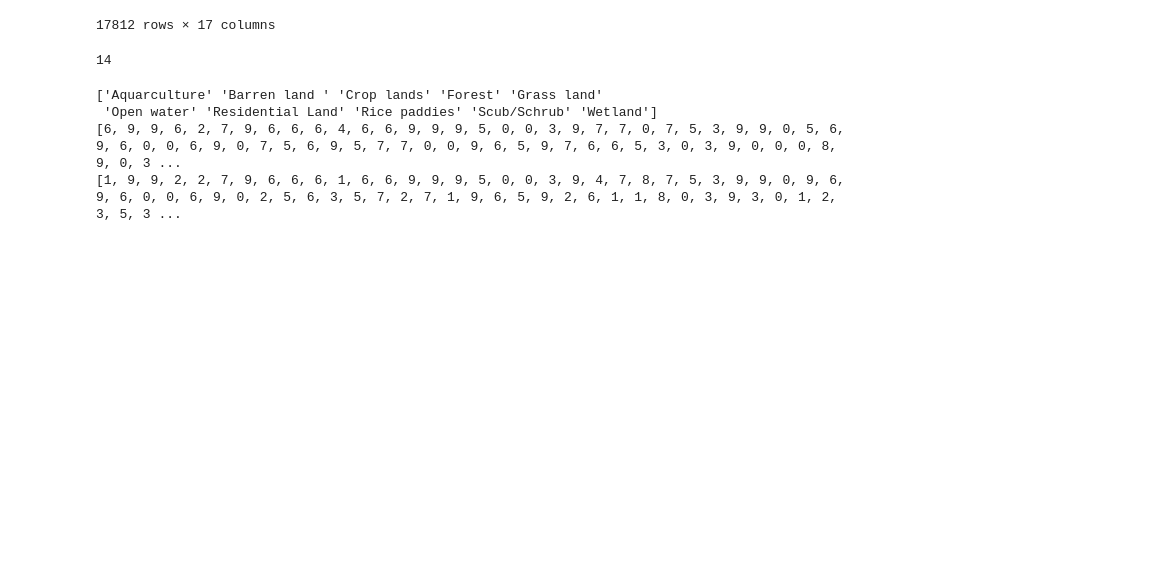
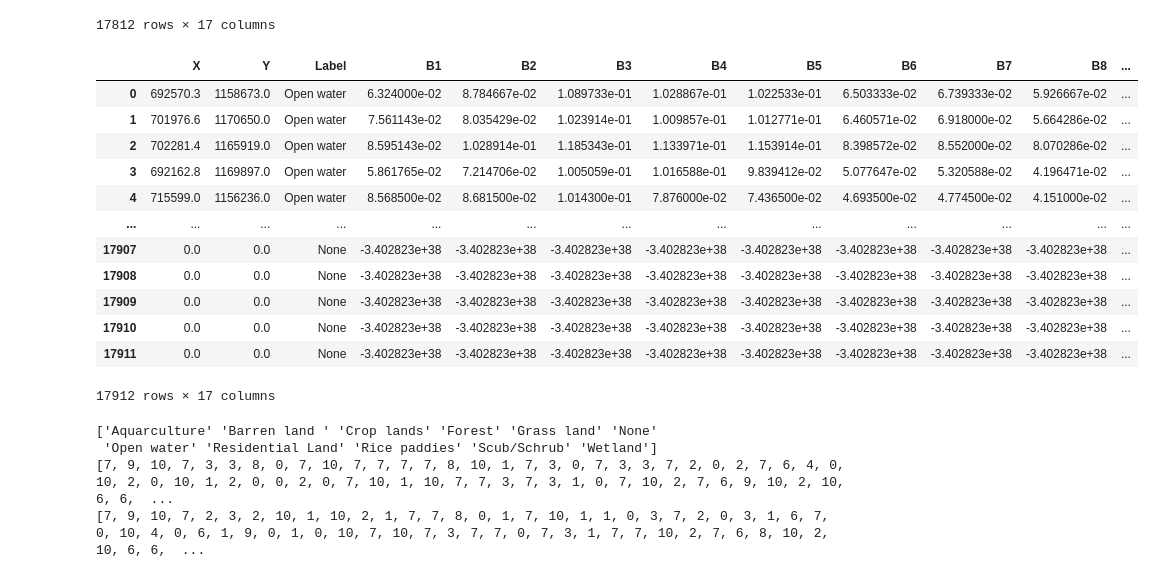
Before and after one commit to Heulwen31/LandCoverMappingUseSentinel2RandomForest, a Jupyter notebook: LandCoverMappingUseSentinel2.ipynb, the cells around one changed output. Cells and saved outputs as stored; diff of their text form; code cells hidden in the pictures; blank space fills up the shorter version.

```diff
--- a/LandCoverMappingUseSentinel2.ipynb
+++ b/LandCoverMappingUseSentinel2.ipynb
@@ -90,6 +92,9 @@ print(arr_st)
   [-3.403e+38 -3.403e+38 -3.403e+38 ... -3.403e+38 -3.403e+38 -3.403e+38]
   [-3.403e+38 -3.403e+38 -3.403e+38 ... -3.403e+38 -3.403e+38 -3.403e+38]
   [-3.403e+38 -3.403e+38 -3.403e+38 ... -3.403e+38 -3.403e+38 -3.403e+38]]]
+# %%
+fill_null = arr_st[0][0][0]
+arr_st = np.nan_to_num(arr_st, nan=fill_null)
 # %% [markdown]
 #Use gdal read band image and convert coordinate to point
 # %%
@@ -179,14 +188,26 @@ df
+# %%
+df
+# %% [output]
+|  | X | Y | Label | B1 | B2 | B3 | B4 | B5 | B6 | B7 | B8 | ... |
+| 0 | 692570.3 | 1158673.0 | Open water | 6.324000e-02 | 8.784667e-02 | 1.089733e-01 | 1.028867e-01 | 1.022533e-01 | 6.503333e-02 | 6.739333e-02 | 5.926667e-02 | ... |
+| 1 | 701976.6 | 1170650.0 | Open water | 7.561143e-02 | 8.035429e-02 | 1.023914e-01 | 1.009857e-01 | 1.012771e-01 | 6.460571e-02 | 6.918000e-02 | 5.664286e-02 | ... |
+| 2 | 702281.4 | 1165919.0 | Open water | 8.595143e-02 | 1.028914e-01 | 1.185343e-01 | 1.133971e-01 | 1.153914e-01 | 8.398572e-02 | 8.552000e-02 | 8.070286e-02 | ... |
+| 3 | 692162.8 | 1169897.0 | Open water | 5.861765e-02 | 7.214706e-02 | 1.005059e-01 | 1.016588e-01 | 9.839412e-02 | 5.077647e-02 | 5.320588e-02 | 4.196471e-02 | ... |
+| 4 | 715599.0 | 1156236.0 | Open water | 8.568500e-02 | 8.681500e-02 | 1.014300e-01 | 7.876000e-02 | 7.436500e-02 | 4.693500e-02 | 4.774500e-02 | 4.151000e-02 | ... |
+| ... | ... | ... | ... | ... | ... | ... | ... | ... | ... | ... | ... | ... |
+| 17907 | 0.0 | 0.0 | None | -3.402823e+38 | -3.402823e+38 | -3.402823e+38 | -3.402823e+38 | -3.402823e+38 | -3.402823e+38 | -3.402823e+38 | -3.402823e+38 | ... |
+| 17908 | 0.0 | 0.0 | None | -3.402823e+38 | -3.402823e+38 | -3.402823e+38 | -3.402823e+38 | -3.402823e+38 | -3.402823e+38 | -3.402823e+38 | -3.402823e+38 | ... |
+| 17909 | 0.0 | 0.0 | None | -3.402823e+38 | -3.402823e+38 | -3.402823e+38 | -3.402823e+38 | -3.402823e+38 | -3.402823e+38 | -3.402823e+38 | -3.402823e+38 | ... |
+| 17910 | 0.0 | 0.0 | None | -3.402823e+38 | -3.402823e+38 | -3.402823e+38 | -3.402823e+38 | -3.402823e+38 | -3.402823e+38 | -3.402823e+38 | -3.402823e+38 | ... |
+| 17911 | 0.0 | 0.0 | None | -3.402823e+38 | -3.402823e+38 | -3.402823e+38 | -3.402823e+38 | -3.402823e+38 | -3.402823e+38 | -3.402823e+38 | -3.402823e+38 | ... |
+17912 rows × 17 columns
 # %%
 train, test = train_test_split(df, test_size=0.2, random_state = 42)
 
 train_set = train[['B1', 'B2', 'B3', 'B4', 'B5', 'B6', 'B7', 'B8', 'B9', 'B10', 'B11', 'B12', 'NDVI', 'NDWI']].to_numpy()
 train_label = train[['Label']].to_numpy()
-print(np.count_nonzero(np.isnan(train_set)))
-train_set = np.nan_to_num(train_set, nan=0)
 
 test_set =  test[['B1', 'B2', 'B3', 'B4', 'B5', 'B6', 'B7', 'B8', 'B9', 'B10', 'B11', 'B12', 'NDVI', 'NDWI']].to_numpy()
 test_label = test[['Label']].to_numpy()
 test_set = np.nan_to_num(test_set, nan=0)
-# %% [output]
-14
 # %%
@@ -196,9 +217,10 @@ test_predict = clf.fit(train_set, train_label).predict(test_set)
 # dictionary flexible name and number class
 target_names = {'Aquarculture': 0, 'Barren land ': 1,
                 'Crop lands': 2, 'Forest': 3,
-                'Grass land': 4, 'Open water': 5,
-                'Residential Land': 6, 'Rice paddies': 7,
-                'Scub/Schrub': 8, 'Wetland': 9}
+                'Grass land': 4, 'None': 5,
+                'Open water': 6, 'Residential Land': 7,
+                'Rice paddies': 8, 'Scub/Schrub': 9,
+                'Wetland': 10}
 
 # class name
 class_names = np.unique(test_label)
@@ -214,10 +236,10 @@ for i in range(len(test_predict)):
 print(test_predict_to_number)
 print(test_label_to_number)
 # %% [output]
-['Aquarculture' 'Barren land ' 'Crop lands' 'Forest' 'Grass land'
+['Aquarculture' 'Barren land ' 'Crop lands' 'Forest' 'Grass land' 'None'
  'Open water' 'Residential Land' 'Rice paddies' 'Scub/Schrub' 'Wetland']
-[6, 9, 9, 6, 2, 7, 9, 6, 6, 6, 4, 6, 6, 9, 9, 9, 5, 0, 0, 3, 9, 7, 7, 0, 7, 5, 3, 9, 9, 0, 5, 6, 9, 6, 0, 0, 6, 9, 0, 7, 5, 6, 9, 5, 7, 7, 0, 0, 9, 6, 5, 9, 7, 6, 6, 5, 3, 0, 3, 9, 0, 0, 0, 8, 9, 0, 3 ...
-[1, 9, 9, 2, 2, 7, 9, 6, 6, 6, 1, 6, 6, 9, 9, 9, 5, 0, 0, 3, 9, 4, 7, 8, 7, 5, 3, 9, 9, 0, 9, 6, 9, 6, 0, 0, 6, 9, 0, 2, 5, 6, 3, 5, 7, 2, 7, 1, 9, 6, 5, 9, 2, 6, 1, 1, 8, 0, 3, 9, 3, 0, 1, 2, 3, 5, 3 ...
+[7, 9, 10, 7, 3, 3, 8, 0, 7, 10, 7, 7, 7, 7, 8, 10, 1, 7, 3, 0, 7, 3, 3, 7, 2, 0, 2, 7, 6, 4, 0, 10, 2, 0, 10, 1, 2, 0, 0, 2, 0, 7, 10, 1, 10, 7, 7, 3, 7, 3, 1, 0, 7, 10, 2, 7, 6, 9, 10, 2, 10, 6, 6,  ...
+[7, 9, 10, 7, 2, 3, 2, 10, 1, 10, 2, 1, 7, 7, 8, 0, 1, 7, 10, 1, 1, 0, 3, 7, 2, 0, 3, 1, 6, 7, 0, 10, 4, 0, 6, 1, 9, 0, 1, 0, 10, 7, 10, 7, 3, 7, 7, 0, 7, 3, 1, 7, 7, 10, 2, 7, 6, 8, 10, 2, 10, 6, 6,  ...
 # %%
 print(classification_report(test_label_to_number, test_predict_to_number, target_names=class_names))
 # %% [output]
```
Also changed, not shown: parts of 15 cells of this notebook.
